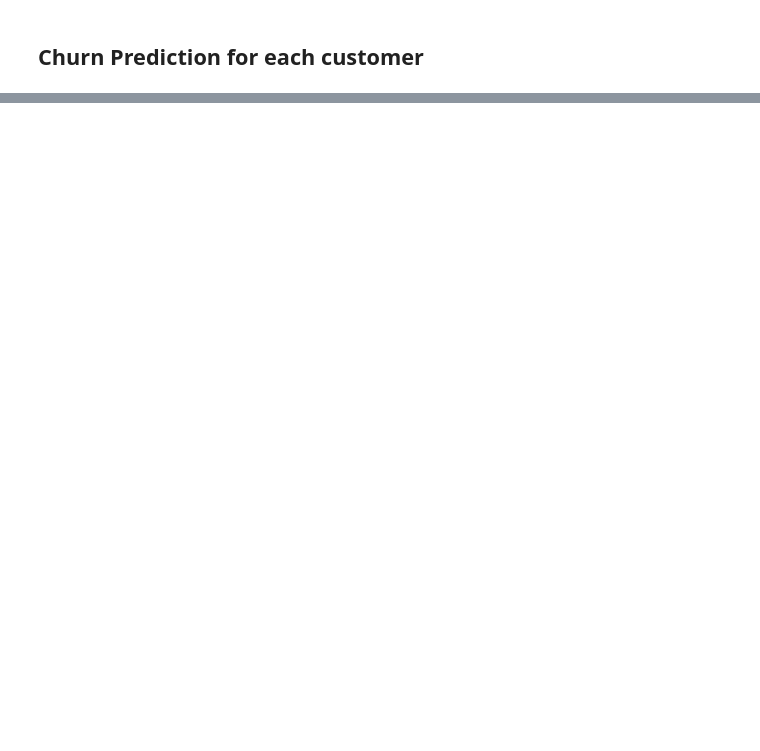
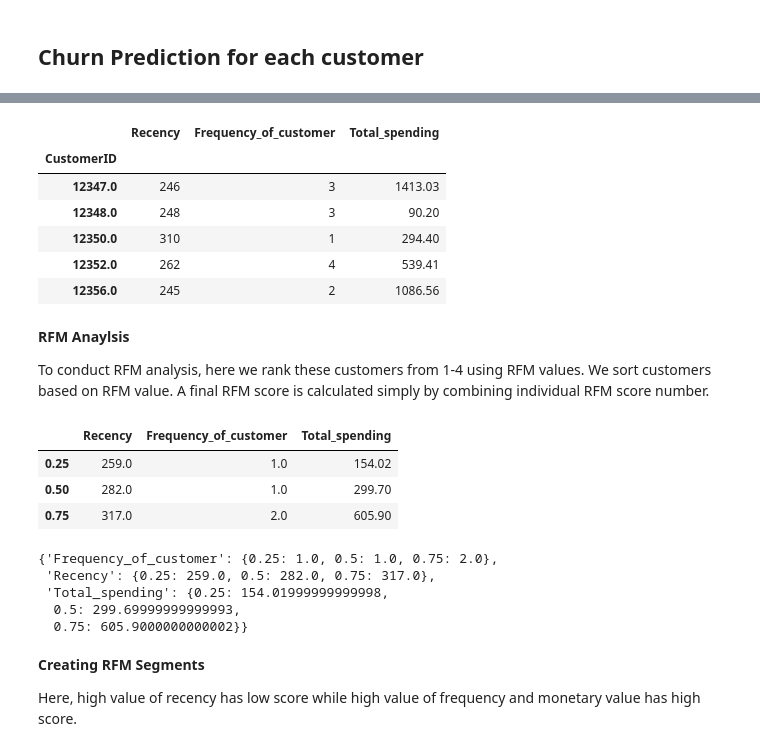
Before and after one commit to PShivani07/Data-Analytics-Project, a Jupyter notebook: ChurnPrediction.ipynb, the cells around one changed output, grey strips where cells are left out. Cells and saved outputs as stored; diff of their text form; code cells hidden in the pictures; blank space fills up the shorter version.

Commit message:
Added RFM Analysis

```diff
--- a/ChurnPrediction.ipynb
+++ b/ChurnPrediction.ipynb
@@ -1472,0 +1469,4 @@ churn.tail(10)
+# %%
+rec_df.sort_values(by=['Recency'])
+rec_df = rec_df[['CustomerID','Recency']]
+rec_df.head()
@@ -1472,0 +1482,3 @@ churn.tail(10)
+# %%
+freq_df = customers[["CustomerID","Frequency_of_customer"]]
+freq_df.head()
@@ -1472,0 +1494,3 @@ churn.tail(10)
+# %%
+monetary = customers[["CustomerID","Total_spending"]]
+monetary.head()
@@ -1472,0 +1516,36 @@ churn.tail(10)
+# %%
+rfm = rfm.merge(monetary, on='CustomerID')
+rfm.set_index('CustomerID', inplace=True)
+rfm.head()
+# %% [output]
+|  | Recency | Frequency_of_customer | Total_spending |
+| CustomerID |  |  |  |
+| 12347.0 | 246 | 3 | 1413.03 |
+| 12348.0 | 248 | 3 | 90.20 |
+| 12350.0 | 310 | 1 | 294.40 |
+| 12352.0 | 262 | 4 | 539.41 |
+| 12356.0 | 245 | 2 | 1086.56 |
+# %% [markdown]
+**RFM Anaylsis**
+
+To conduct RFM analysis, here we rank these customers from 1-4 using RFM values. We sort customers based on RFM value. A final RFM score is calculated simply by combining individual RFM score number.
+# %%
+quantiles = rfm.quantile(q=[0.25, 0.5, 0.75])
+quantiles
+# %% [output]
+|  | Recency | Frequency_of_customer | Total_spending |
+| 0.25 | 259.0 | 1.0 | 154.02 |
+| 0.50 | 282.0 | 1.0 | 299.70 |
+| 0.75 | 317.0 | 2.0 | 605.90 |
+# %%
+quantiles.to_dict()
+# %% [output]
+{'Frequency_of_customer': {0.25: 1.0, 0.5: 1.0, 0.75: 2.0},
+ 'Recency': {0.25: 259.0, 0.5: 282.0, 0.75: 317.0},
+ 'Total_spending': {0.25: 154.01999999999998,
+  0.5: 299.69999999999993,
+  0.75: 605.9000000000002}}
+# %% [markdown]
+**Creating RFM Segments**
+
+Here, high value of recency has low score while high value of frequency and monetary value has high score.
```
Also changed, not shown: parts of 108 cells of this notebook.
